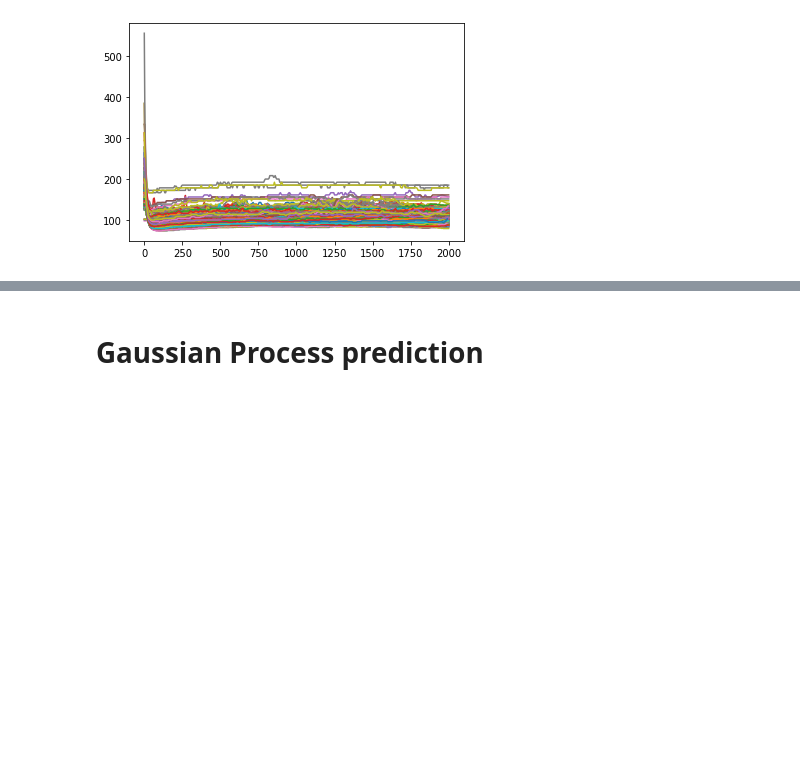
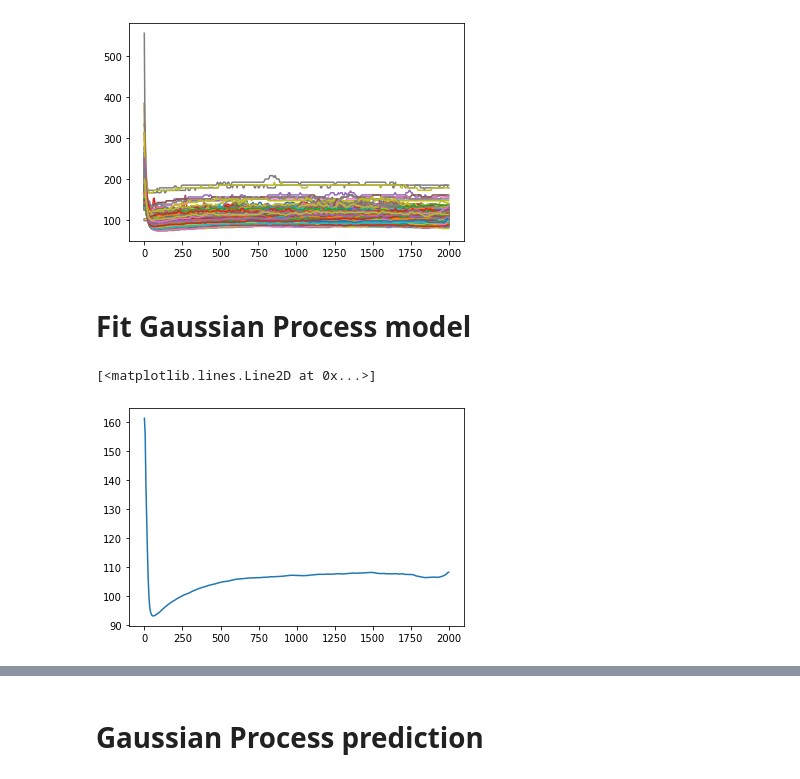
Before and after one commit to matthewghgriffiths/rowing, a Jupyter notebook: Predict.ipynb, the cells around one changed output, grey strips where cells are left out. Saved outputs shown, nothing was run; the diff lists cells and outputs as text; code cells hidden in the pictures; blank space fills up the shorter version.

```diff
--- a/Predict.ipynb
+++ b/Predict.ipynb
@@ -121,3 +121,15 @@ plt.plot(
 );
 # %% [output]
 [figure]
+# %% [markdown]
+# Fit Gaussian Process model
+# %%
+X = boat_pace.loc[max_variation < 30]
+
+gmX = np.exp(np.log(X).mean(0))
+gmX.name = 'pace'
+# gmX.apply(utils.format_totalseconds)
+plt.plot(gmX.T)
+# %% [output]
+[<matplotlib.lines.Line2D at 0x...>]
+[figure, added]
```
Also changed, not shown: parts of 6 cells of this notebook, 7 other files.
